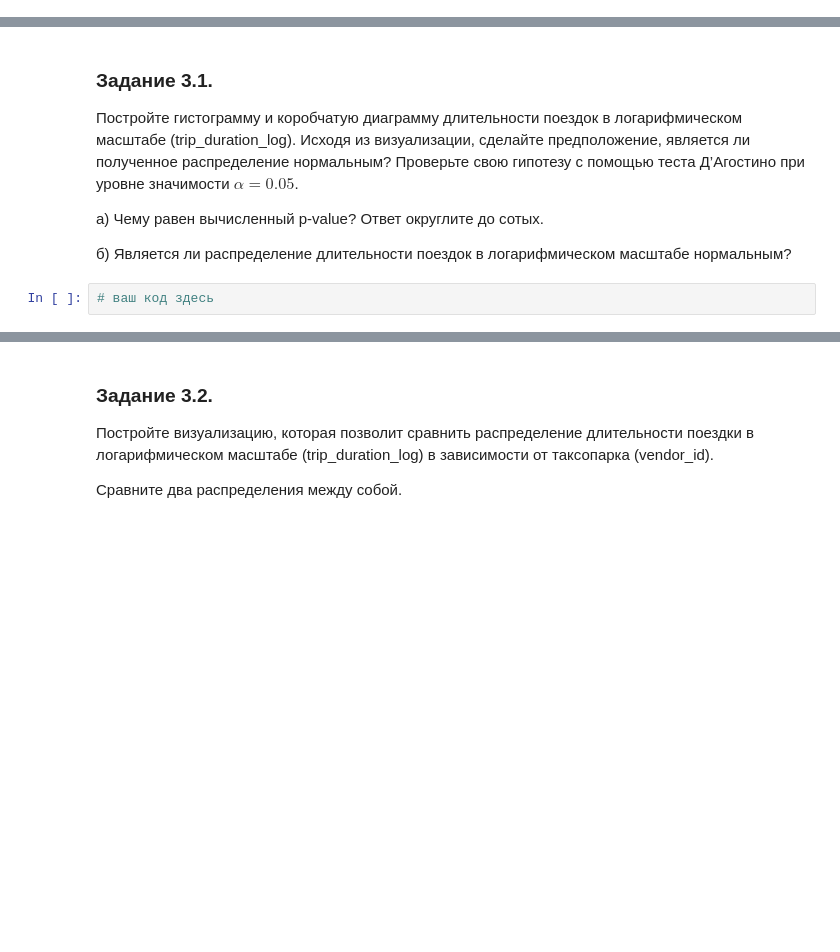
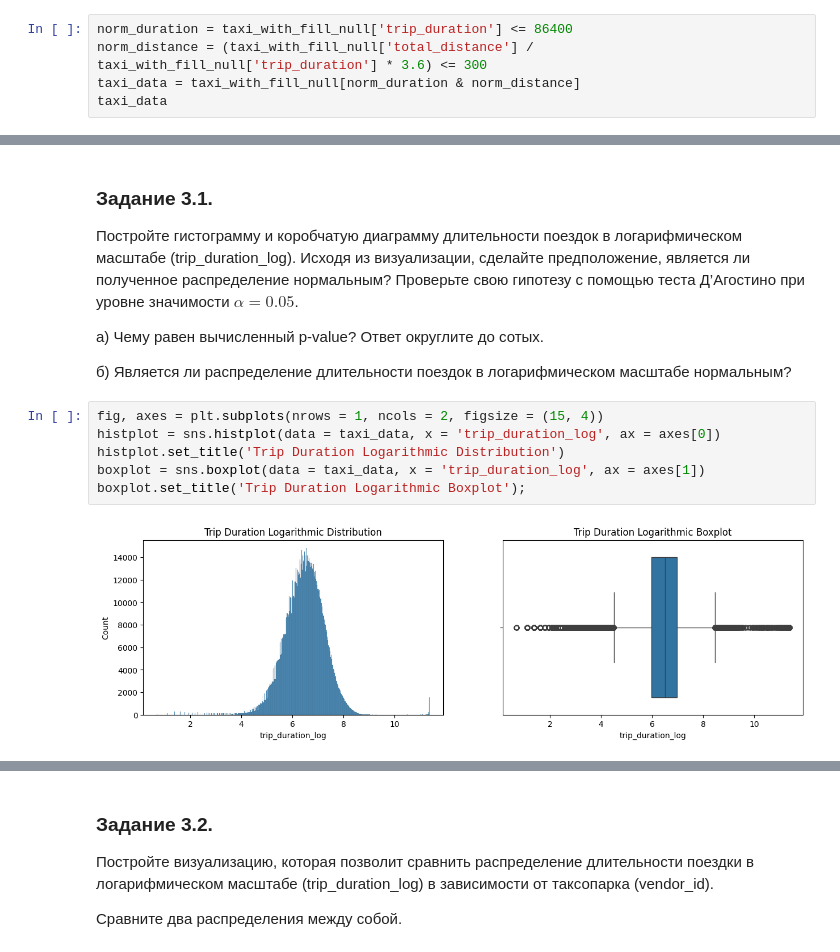
Before and after one commit to sashadasasha/2805, a Jupyter notebook: Project_learn_task_.ipynb, the cells around one changed output, grey strips where cells are left out. Saved outputs shown, nothing was run; the diff lists cells and outputs as text; blank space fills up the shorter version.

```diff
--- a/Project_learn_task_.ipynb
+++ b/Project_learn_task_.ipynb
@@ -426,0 +551,5 @@ ax.set_ylabel('Average speed');
+# %%
+norm_duration = taxi_with_fill_null['trip_duration'] <= 86400
+norm_distance = (taxi_with_fill_null['total_distance'] / taxi_with_fill_null['trip_duration'] * 3.6) <= 300
+taxi_data = taxi_with_fill_null[norm_duration & norm_distance]
+taxi_data
@@ -446,5 +609,11 @@ taxi_data['trip_duration_log'] = np.log(taxi_data['trip_duration']+1)
 а) Чему равен вычисленный p-value? Ответ округлите до сотых.
 
 б) Является ли распределение длительности поездок в логарифмическом масштабе нормальным?
-# %%
-# ваш код здесь
+# %%
+fig, axes = plt.subplots(nrows = 1, ncols = 2, figsize = (15, 4))
+histplot = sns.histplot(data = taxi_data, x = 'trip_duration_log', ax = axes[0])
+histplot.set_title('Trip Duration Logarithmic Distribution')
+boxplot = sns.boxplot(data = taxi_data, x = 'trip_duration_log', ax = axes[1])
+boxplot.set_title('Trip Duration Logarithmic Boxplot');
+# %% [output]
+[figure, added]
```
Also changed, not shown: parts of 93 cells of this notebook.
